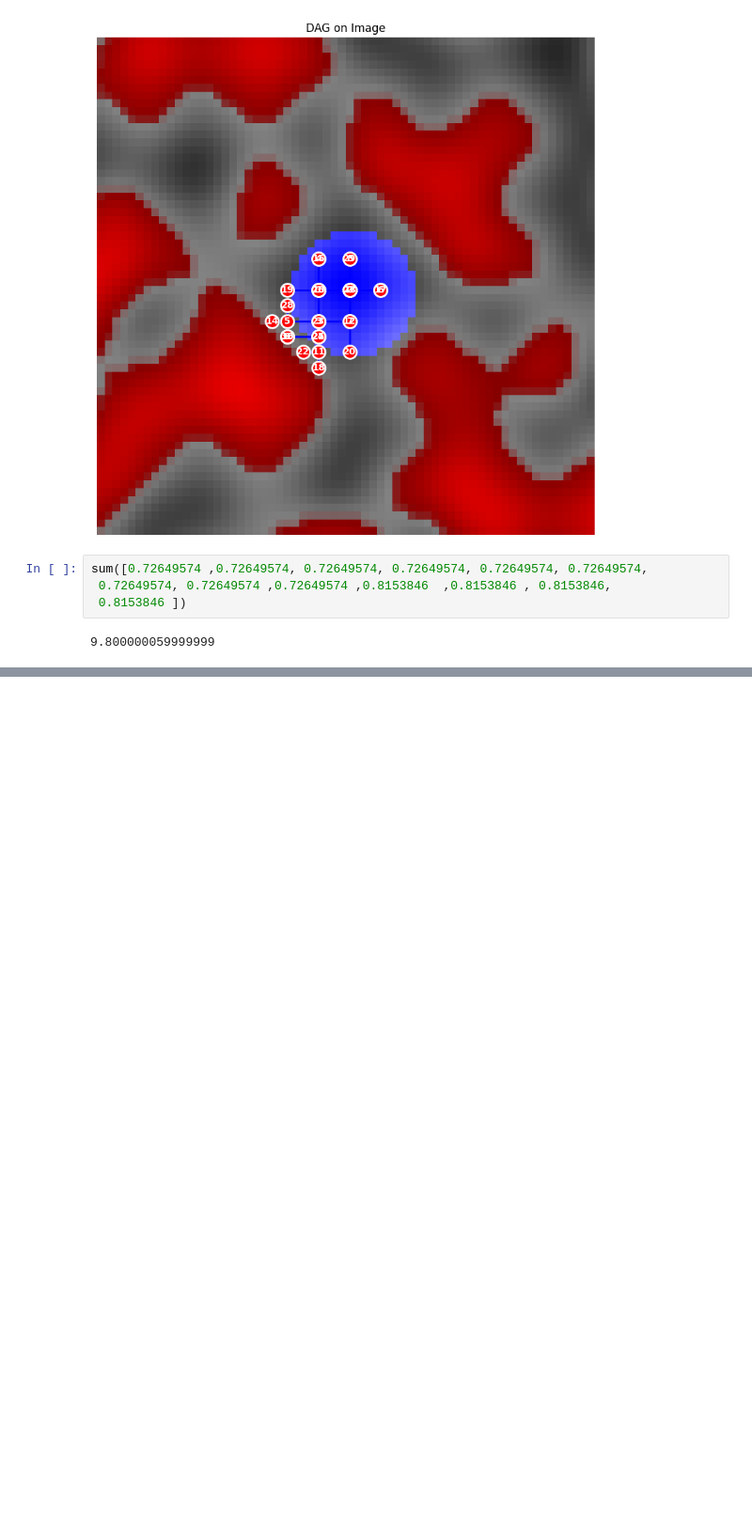
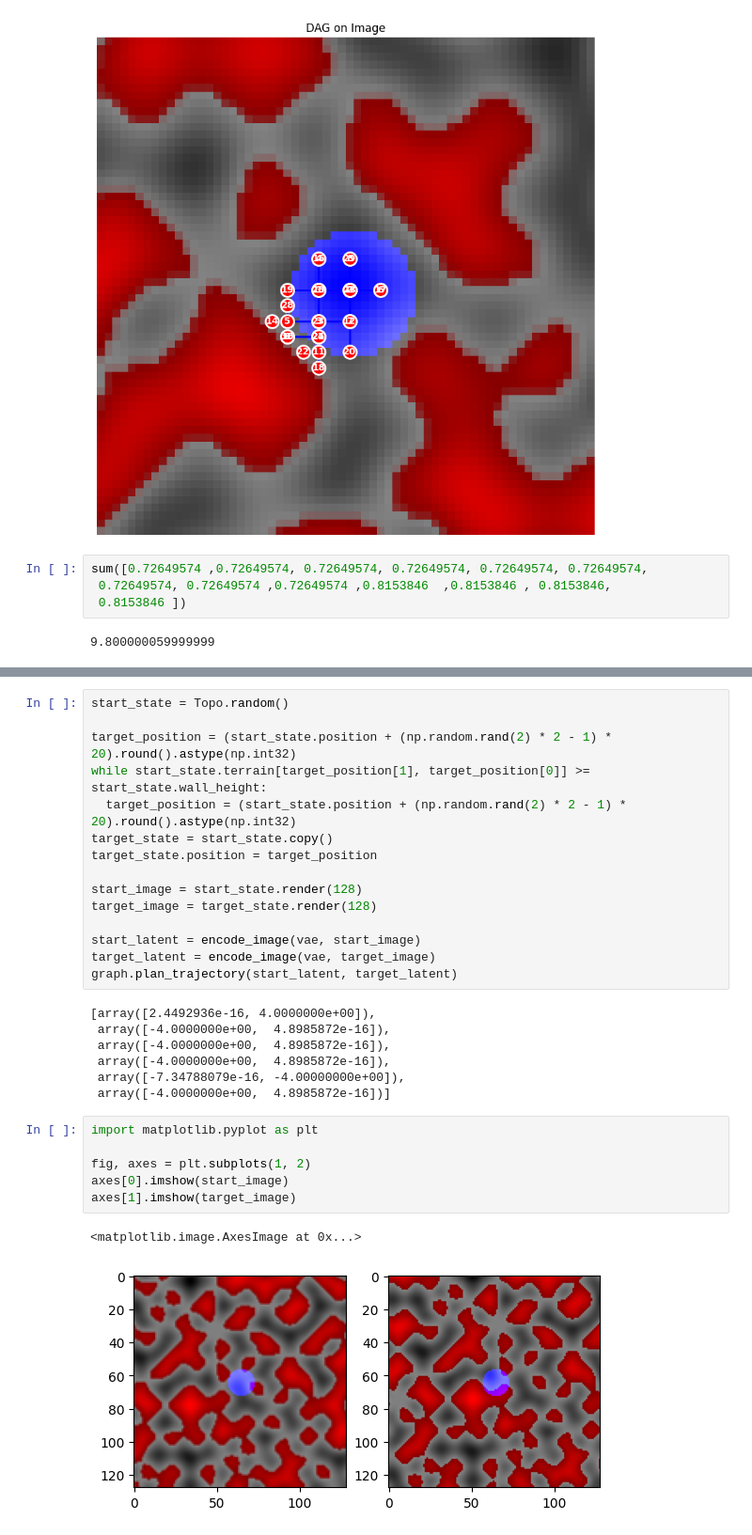
Before and after one commit to jaron-cui/nwm-planning, a Jupyter notebook: experiment/planning.ipynb, the cells around one changed output, grey strips where cells are left out. Shown at 94% size. Saved outputs shown, nothing was run; the diff lists cells and outputs as text; blank space fills up the shorter version.

```diff
--- a/experiment/planning.ipynb
+++ b/experiment/planning.ipynb
@@ -412,0 +405,31 @@ graph = PlanningGraph(
+# %%
+start_state = Topo.random()
+
+target_position = (start_state.position + (np.random.rand(2) * 2 - 1) * 20).round().astype(np.int32)
+while start_state.terrain[target_position[1], target_position[0]] >= start_state.wall_height:
+  target_position = (start_state.position + (np.random.rand(2) * 2 - 1) * 20).round().astype(np.int32)
+target_state = start_state.copy()
+target_state.position = target_position
+
+start_image = start_state.render(128)
+target_image = target_state.render(128)
+
+start_latent = encode_image(vae, start_image)
+target_latent = encode_image(vae, target_image)
+graph.plan_trajectory(start_latent, target_latent)
+# %% [output]
+[array([2.4492936e-16, 4.0000000e+00]),
+ array([-4.0000000e+00,  4.8985872e-16]),
+ array([-4.0000000e+00,  4.8985872e-16]),
+ array([-4.0000000e+00,  4.8985872e-16]),
+ array([-7.34788079e-16, -4.00000000e+00]),
+ array([-4.0000000e+00,  4.8985872e-16])]
+# %%
+import matplotlib.pyplot as plt
+
+fig, axes = plt.subplots(1, 2)
+axes[0].imshow(start_image)
+axes[1].imshow(target_image)
+# %% [output]
+<matplotlib.image.AxesImage at 0x...>
+[figure, added]
```
Also changed, not shown: parts of 5 cells of this notebook, 3 other files.
